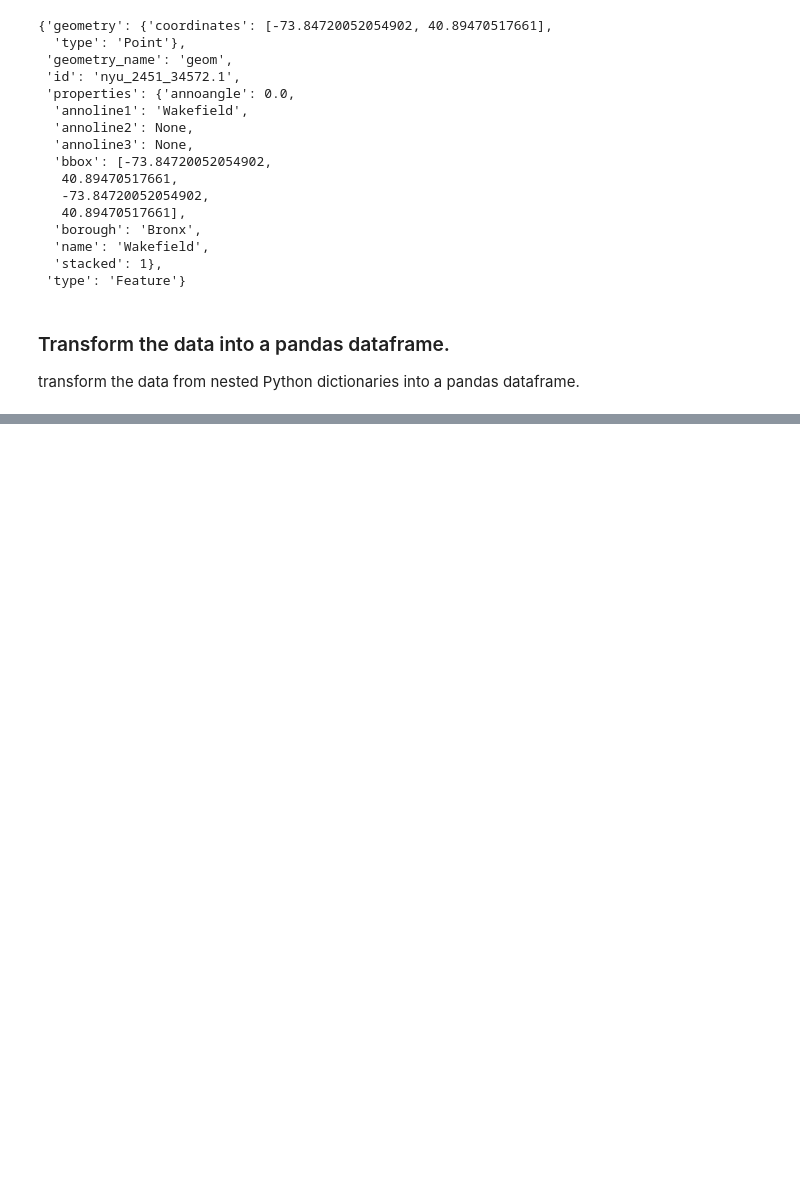
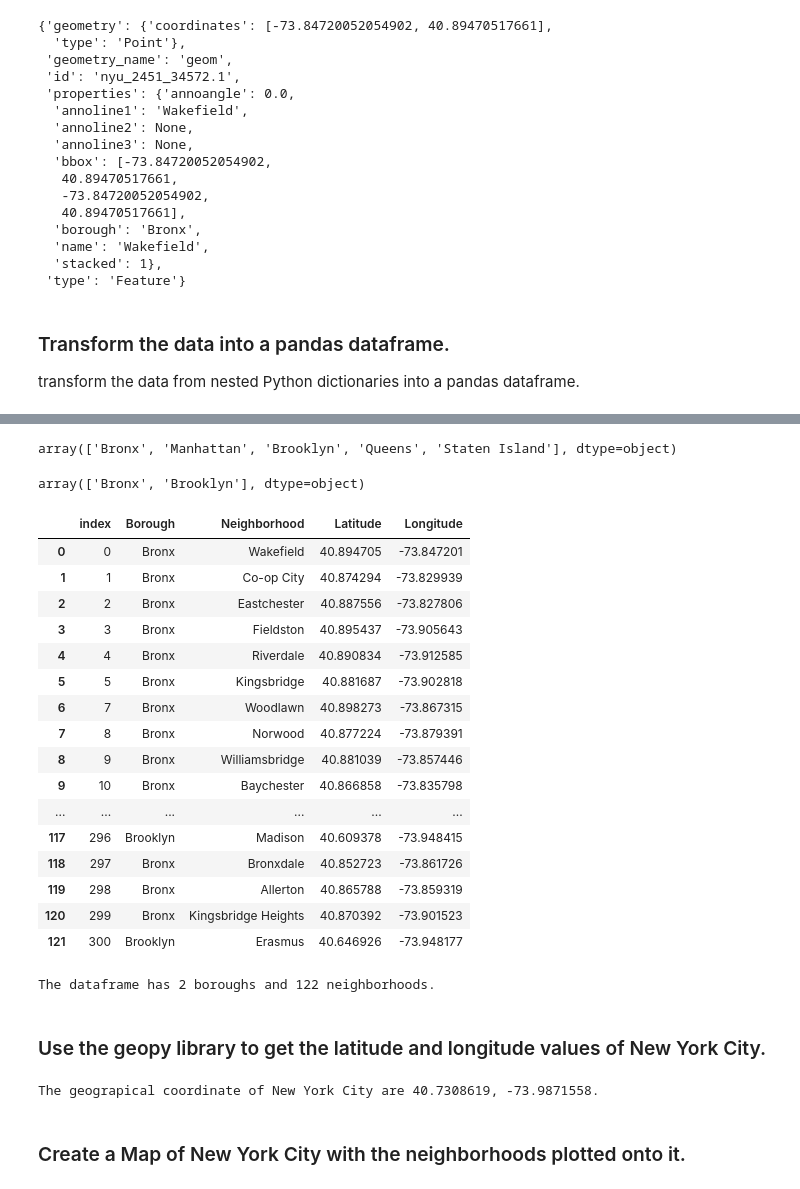
Before and after one commit to AndresLoaiciga/Foursquare-Neighborhood-Segmentation, a Jupyter notebook: Bronx and Brooklyn Neighborhood Comparison .ipynb, the cells around one changed output, grey strips where cells are left out. Drawn from its saved outputs; the diff is of its cells as text; code cells hidden in the pictures; blank space fills up the shorter version.

```diff
--- a/Bronx and Brooklyn Neighborhood Comparison .ipynb
+++ b/Bronx and Brooklyn Neighborhood Comparison .ipynb
@@ -81,6 +81,6 @@ newyork_data
 # %% [markdown]
 #### All of the relevant data is in the features key. Define a new variable that includes the features data.
 # %%
-neighborhoods = newyork_data['features']
+neighborhood_data = newyork_data['features']
 # %%
 # Take a look at the first item in the list.
@@ -112,0 +119,13 @@ neighborhoods = pd.DataFrame(columns=column_names)
+# %%
+for data in neighborhood_data:
+    borough = neighborhood_name = data['properties']['borough']
+    neighborhood_name = data['properties']['name']
+
+    neighborhood_latlon = data['geometry']['coordinates']
+    neighborhood_lat = neighborhood_latlon[1]
+    neighborhood_lon = neighborhood_latlon[0]
+
+    neighborhoods = neighborhoods.append({'Borough': borough,
+                                          'Neighborhood': neighborhood_name,
+                                          'Latitude': neighborhood_lat,
+                                          'Longitude': neighborhood_lon}, ignore_index=True)
@@ -112,0 +141,56 @@ neighborhoods = pd.DataFrame(columns=column_names)
+# %%
+neighborhoods.Borough.unique()
+# %% [output]
+array(['Bronx', 'Manhattan', 'Brooklyn', 'Queens', 'Staten Island'], dtype=object)
+# %%
+# I only want to look at neighborhoods in the Bronx and Brooklyn.
+# Drop rows with Manhattan, Queens, and Staten Islands
+neighborhoods.drop(neighborhoods.index[neighborhoods['Borough'] == 'Manhattan'], inplace = True)
+neighborhoods.drop(neighborhoods.index[neighborhoods['Borough'] == 'Queens'], inplace = True)
+neighborhoods.drop(neighborhoods.index[neighborhoods['Borough'] == 'Staten Island'], inplace = True)
+# %%
+# Check to make sure  Bronx and Brooklyn are left in the dataframe.
+neighborhoods.Borough.unique()
+# %% [output]
+array(['Bronx', 'Brooklyn'], dtype=object)
+# %%
+neighborhoods.reset_index()
+# %% [output]
+|  | index | Borough | Neighborhood | Latitude | Longitude |
+| 0 | 0 | Bronx | Wakefield | 40.894705 | -73.847201 |
+| 1 | 1 | Bronx | Co-op City | 40.874294 | -73.829939 |
+| 2 | 2 | Bronx | Eastchester | 40.887556 | -73.827806 |
+| 3 | 3 | Bronx | Fieldston | 40.895437 | -73.905643 |
+| 4 | 4 | Bronx | Riverdale | 40.890834 | -73.912585 |
+| 5 | 5 | Bronx | Kingsbridge | 40.881687 | -73.902818 |
+| 6 | 7 | Bronx | Woodlawn | 40.898273 | -73.867315 |
+| 7 | 8 | Bronx | Norwood | 40.877224 | -73.879391 |
+| 8 | 9 | Bronx | Williamsbridge | 40.881039 | -73.857446 |
+| 9 | 10 | Bronx | Baychester | 40.866858 | -73.835798 |
+| ... | ... | ... | ... | ... | ... |
+| 117 | 296 | Brooklyn | Madison | 40.609378 | -73.948415 |
+| 118 | 297 | Bronx | Bronxdale | 40.852723 | -73.861726 |
+| 119 | 298 | Bronx | Allerton | 40.865788 | -73.859319 |
+| 120 | 299 | Bronx | Kingsbridge Heights | 40.870392 | -73.901523 |
+| 121 | 300 | Brooklyn | Erasmus | 40.646926 | -73.948177 |
+# %%
+# Check to see how many neighborhoods there are.
+print('The dataframe has {} boroughs and {} neighborhoods.'.format(
+        len(neighborhoods['Borough'].unique()),
+        neighborhoods.shape[0]))
+# %% [output]
+The dataframe has 2 boroughs and 122 neighborhoods.
+# %% [markdown]
+### Use the geopy library to get the latitude and longitude values of New York City.
+# %%
+city = 'New York City, NY'
+
+geolocator = Nominatim(user_agent="ny_explorer")
+location = geolocator.geocode(city)
+latitude = location.latitude
+longitude = location.longitude
+print('The geograpical coordinate of New York City are {}, {}.'.format(latitude, longitude))
+# %% [output]
+The geograpical coordinate of New York City are 40.7308619, -73.9871558.
+# %% [markdown]
+### Create a Map of New York City with the neighborhoods plotted onto it.
```
Also changed, not shown: parts of 6 cells of this notebook.
